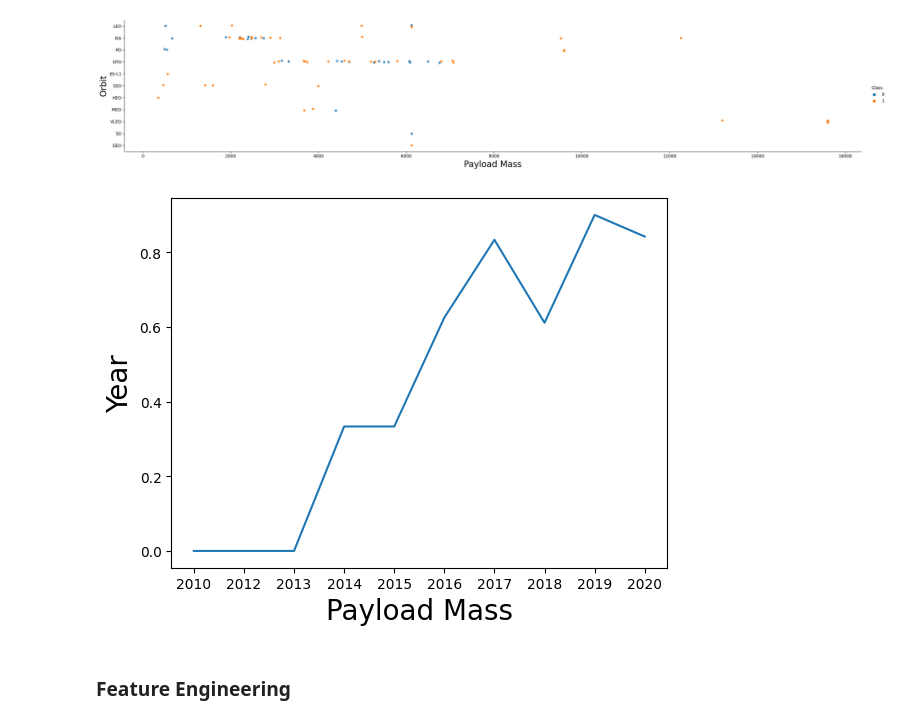
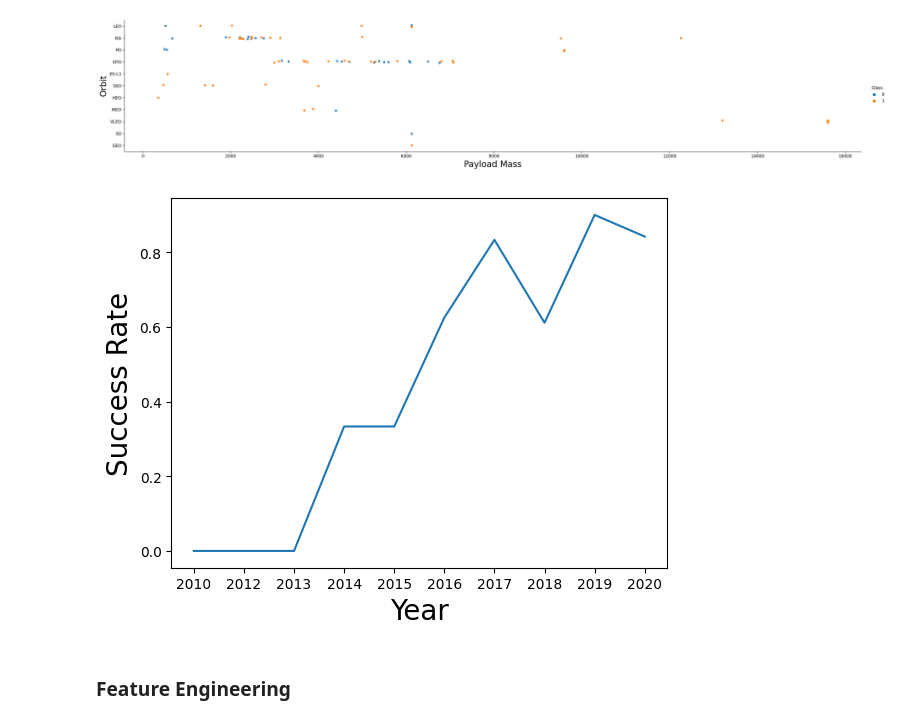
Before and after one commit to LucasTBandeira/RocketLandingPrediction, a Jupyter notebook: EDA_Python.ipynb, the cells around one changed output. Cells and saved outputs as stored; diff of their text form; code cells hidden in the pictures.

```diff
--- a/EDA_Python.ipynb
+++ b/EDA_Python.ipynb
@@ -76,23 +76,23 @@ plt.show()
 # %%
 # Visualize the launch success yearly trend
 year=[]
 
 def Extract_year():
     for i in df["Date"]:
         year.append(i.split("-")[0])
     return year
 
 Extract_year()
 
 df['Date'] = year
 years_df = df.groupby('Date')['Class'].mean().reset_index()
 
 sns.lineplot(x="Date", y="Class", data=years_df)
-plt.ylabel('Year', fontsize=20)
-plt.xlabel('Payload Mass', fontsize=20)
+plt.ylabel('Success Rate', fontsize=20)
+plt.xlabel('Year', fontsize=20)
 plt.show()
 # %% [output]
-[figure, old version]
+[figure, new version]
 # %% [markdown]
 ### Feature Engineering
 # %%
```
Also changed, not shown: parts of 3 cells of this notebook.
